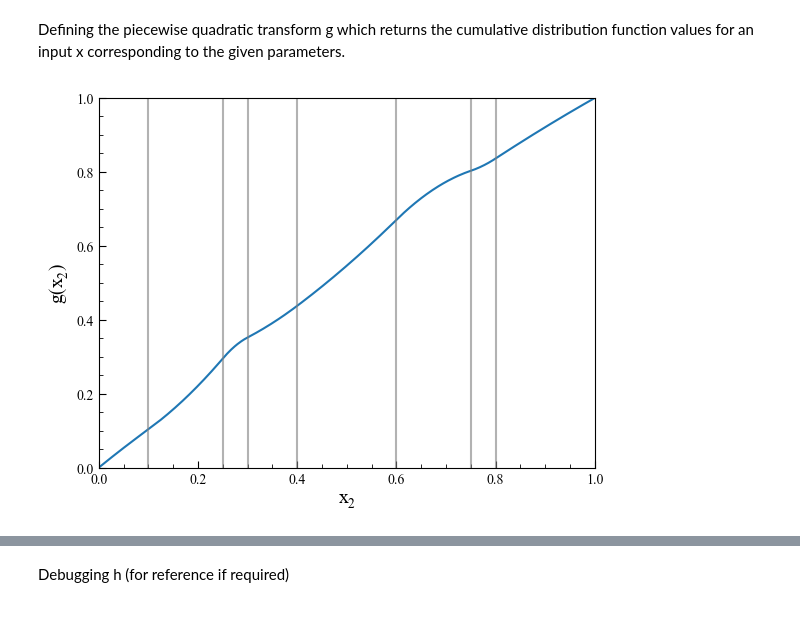
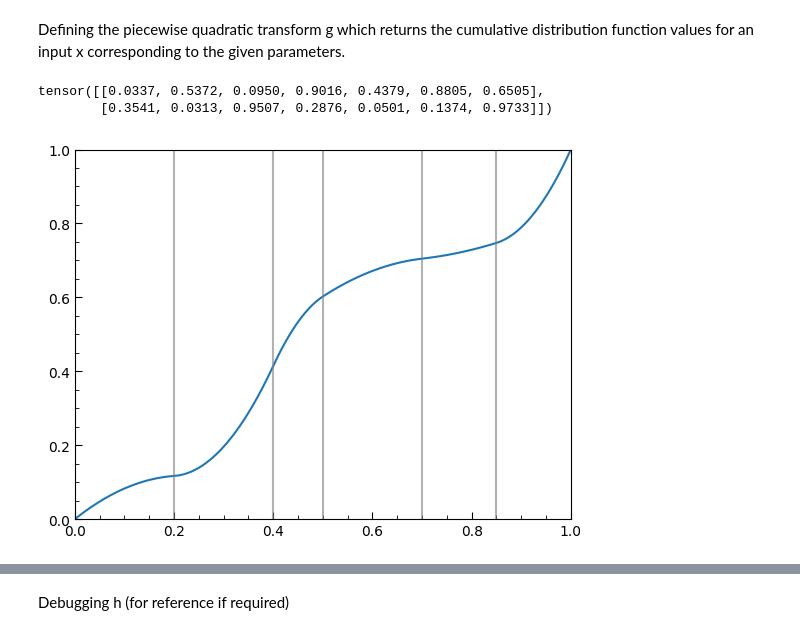
Before and after one commit to alracey/level4-project, a Jupyter notebook: piecewise_quadratic_2d_opt_bins_pytorch.ipynb, the cells around one changed output, grey strips where cells are left out. Drawn from its saved outputs; the diff is of its cells as text; code cells hidden in the pictures.

```diff
--- a/piecewise_quadratic_2d_opt_bins_pytorch.ipynb
+++ b/piecewise_quadratic_2d_opt_bins_pytorch.ipynb
@@ -285,11 +337,16 @@ def plot_g(params, bins, dim, display_bins):
   ax.plot(x_plot[dim].cpu(), g_plot[dim].cpu())
 
   if display_bins == True:
-    for b in bins[dim][1:-1]:
-      ax.axvline(b.item(), color="gray", alpha=0.6)
 
-  ax.set_xlabel(f"$x_{dim+1}$", fontsize=14)
-  ax.set_ylabel(f"$g(x_{dim+1})$", fontsize=14)
+    bin_plot_edges = bins[dim][1:-1]
+
+
+    #bin_plot_heights = torch_interp(bin_plot_edges, x_plot[dim], g_plot[dim])
+
+    ax.vlines(bin_plot_edges, ymin=0, ymax=1, color="gray", alpha=0.6)
+
+  #ax.set_xlabel(f"$x_{dim+1}$", fontsize=14)
+  #ax.set_ylabel(f"$g(x_{dim+1})$", fontsize=14)
 
   ax.set_xlim(0.0, 1.0)
   ax.set_ylim(0.0, 1.0)
@@ -300,9 +357,12 @@ def plot_g(params, bins, dim, display_bins):
 
   plt.show()
 # %%
-test_params = torch.rand(D, 9)
-test_bins = torch.tensor([0, 0.1, 0.25, 0.3, 0.4, 0.6, 0.75, 0.8, 1]).repeat(D, 1)
+test_params = torch.rand(D, 7)
+print(test_params)
+test_bins = torch.tensor([0, 0.2, 0.4, 0.5, 0.7, 0.85, 1]).repeat(D, 1)
 
 plot_g(test_params, test_bins, dim=1, display_bins=True)
 # %% [output]
+tensor([[0.0337, 0.5372, 0.0950, 0.9016, 0.4379, 0.8805, 0.6505],
+        [0.3541, 0.0313, 0.9507, 0.2876, 0.0501, 0.1374, 0.9733]])
-[figure, old version]
+[figure, new version]
```
Also changed, not shown: parts of 7 cells of this notebook.
